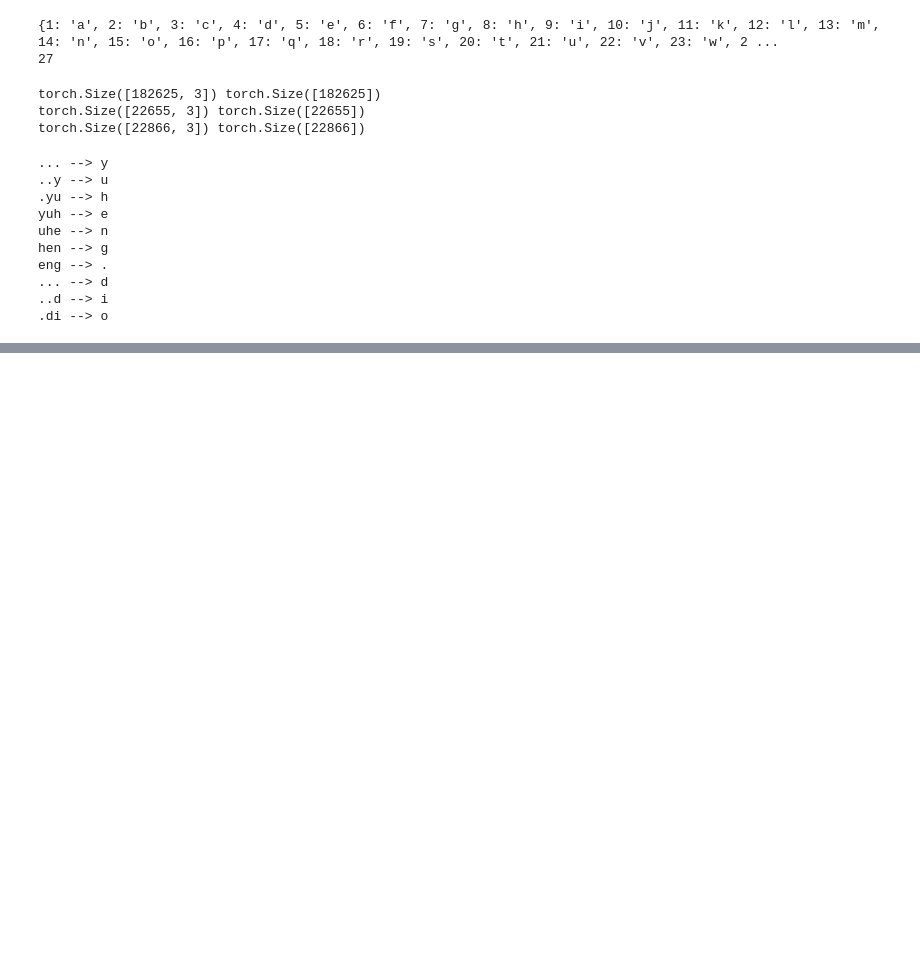
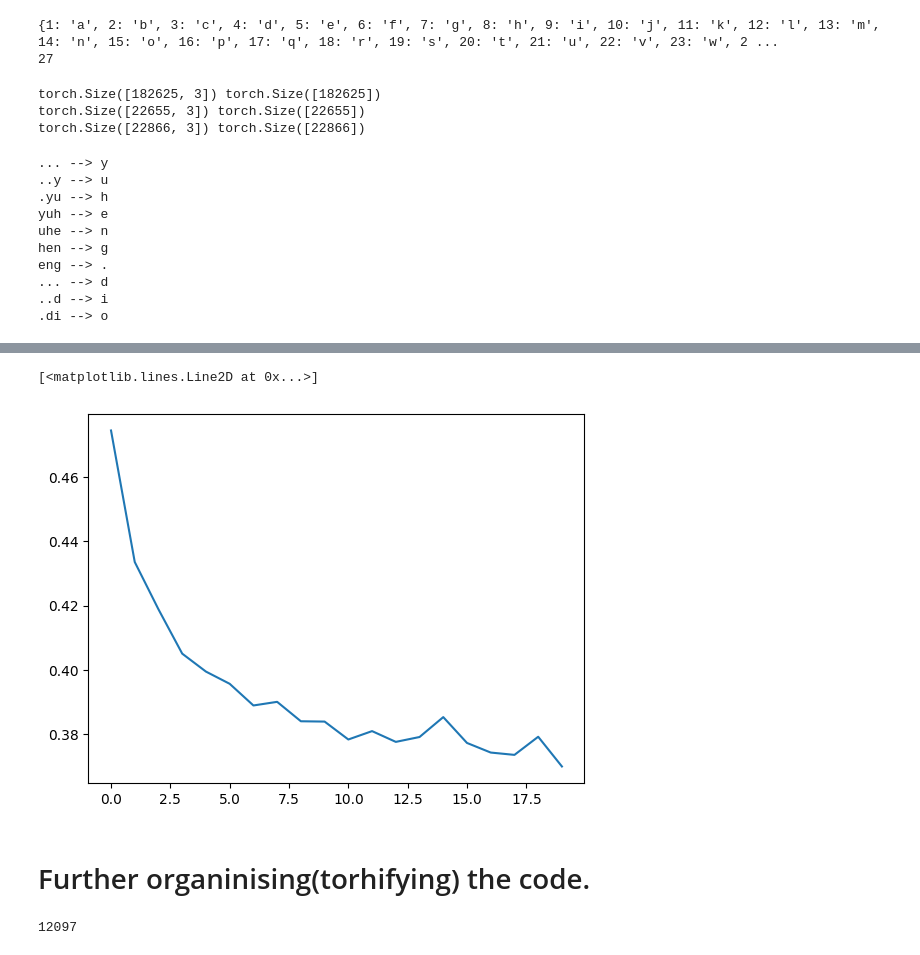
Before and after one commit to kishan-chakraborty/LanguageModel, a Jupyter notebook: wavenet.ipynb, the cells around one changed output, grey strips where cells are left out. Drawn from its saved outputs; the diff is of its cells as text; code cells hidden in the pictures; blank space fills up the shorter version.

```diff
--- a/wavenet.ipynb
+++ b/wavenet.ipynb
@@ -193,0 +312,27 @@ RuntimeError: The size of tensor a (200) must match the size of tensor b (32) at
+# %%
+plt.plot((torch.tensor(lossi).view(20, 100).mean(1)))
+# %% [output]
+[<matplotlib.lines.Line2D at 0x...>]
+[figure, added]
+# %% [markdown]
+# Further organinising(torhifying) the code.
+# %%
+model = Sequential([
+  Embeddings(vocab_size, n_embd),
+  Flatten(),
+  Linear(n_embd * block_size, n_hidden, bias=False),
+  BatchNorm1d(n_hidden),
+  Tanh(),
+  Linear(n_hidden, vocab_size)
+])
+
+with torch.no_grad():
+  # last layer: make less confident
+  layers[-1].weight *= 0.1
+
+parameters = [p for layer in model.layers for p in layer.parameters()]
+print(sum(p.nelement() for p in parameters)) # number of parameters in total
+for p in parameters:
+  p.requires_grad = True
+# %% [output]
+12097
```
Also changed, not shown: parts of 12 cells of this notebook.
